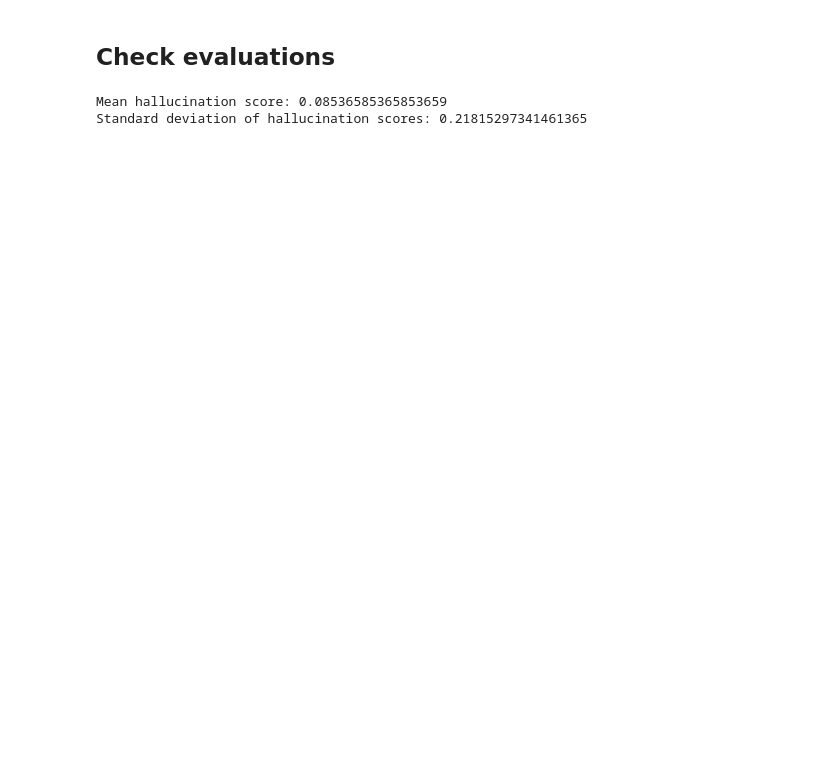
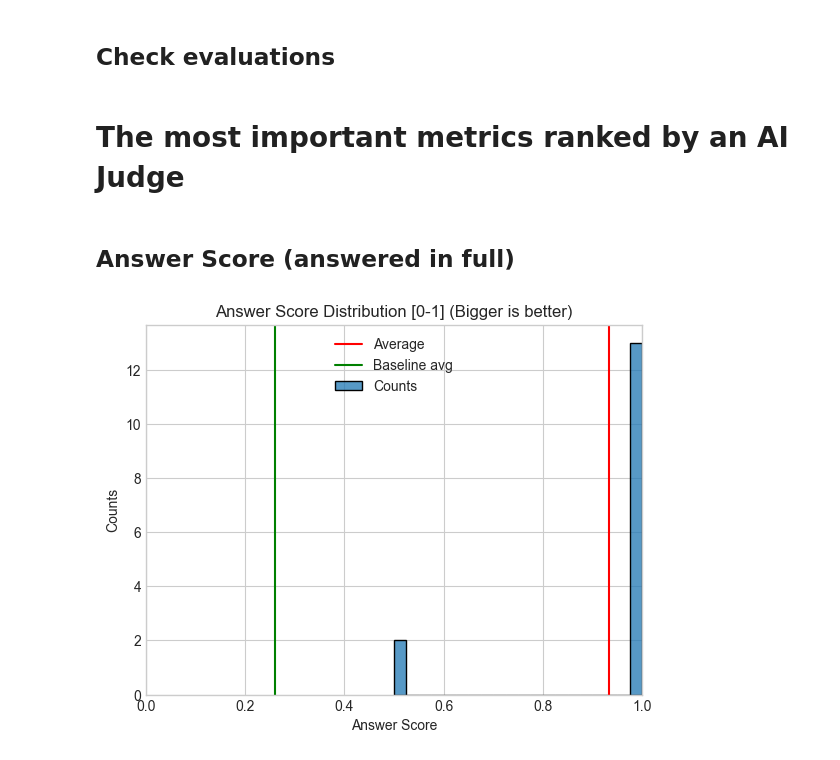
Before and after one commit to eliza-guseva/documentation-mcp, a Jupyter notebook: interface.ipynb, the cells around one changed output. Saved outputs shown, nothing was run; the diff lists cells and outputs as text; code cells hidden in the pictures; blank space fills up the shorter version.

```diff
--- a/interface.ipynb
+++ b/interface.ipynb
@@ -178,6 +152,10 @@ demo.launch(inline=True, share=False)
 # %%
+# getting feebacks from LangSmith is more difficult than it should be
+
 from langsmith import Client
 import os
+from uuid import UUID
+from numpy import mean, std
 from datetime import datetime, timedelta
 from dotenv import load_dotenv
 
@@ -187,22 +165,34 @@ client = Client(api_key=os.getenv("LANGSMITH_API_KEY"))
 runs =client.list_runs(
     project_name=os.getenv("LANGSMITH_PROJECT"),
     run_type="chain",
-    start_time=datetime.now() - timedelta(days=1),
+    start_time=datetime.now() - timedelta(days=2),
 )
 
-hallucination_scores = []
-runs_with_feedback = [run for run in runs if run.feedback_stats]
-for run in runs_with_feedback:
-    feedbacks = client.list_feedback(run_ids=[run.id])
-    hallucination_score = [feedback.score for feedback in feedbacks if feedback.key == "hallucination_score"]
-    hallucination_scores.append(hallucination_score)
+all_runs = [run for run in runs]
+langgraph_runs = [run for run in all_runs if run.name == "LangGraph"]
 
-hallucination_scores = [score[0] for score in hallucination_scores if score]
+evaluated_lr_runs = [
+    lr for lr in langgraph_runs if str(lr.id) in evaluated_runs
+]
+all_feedbacks = []
+for eval_run in evaluated_lr_runs:
+    feedbacks = list(client.list_feedback(run_ids=eval_run.child_run_ids))
+    all_feedbacks.extend(feedbacks)
-# %%
-from numpy import mean, std
-
-print(f"Mean hallucination score: {mean(hallucination_scores)}")
-print(f"Standard deviation of hallucination scores: {std(hallucination_scores)}")
-# %% [output]
-Mean hallucination score: 0.08536585365853659
-Standard deviation of hallucination scores: 0.21815297341461365
+# %% [markdown]
+# The most important metrics ranked by an AI Judge
+# %% [markdown]
+## Answer Score (answered in full)
+# %%
+import matplotlib.pyplot as plt
+import seaborn as sns
+answer_scores = [feedback.score for feedback in all_feedbacks if feedback.key == "answer_score" and feedback.score is not None]
+sns.histplot(answer_scores, bins=20, label="Counts")
+plt.axvline(mean(answer_scores), color="red", label="Average")
+plt.axvline(0.26, color="green", label="Baseline avg")
+plt.title("Answer Score Distribution [0-1] (Bigger is better)")
+plt.xlabel("Answer Score")
+plt.ylabel("Counts")
+plt.xlim(0, 1)
+plt.legend();
+# %% [output]
+[figure, added]
```
Also changed, not shown: parts of 11 cells of this notebook, 13 other files.
